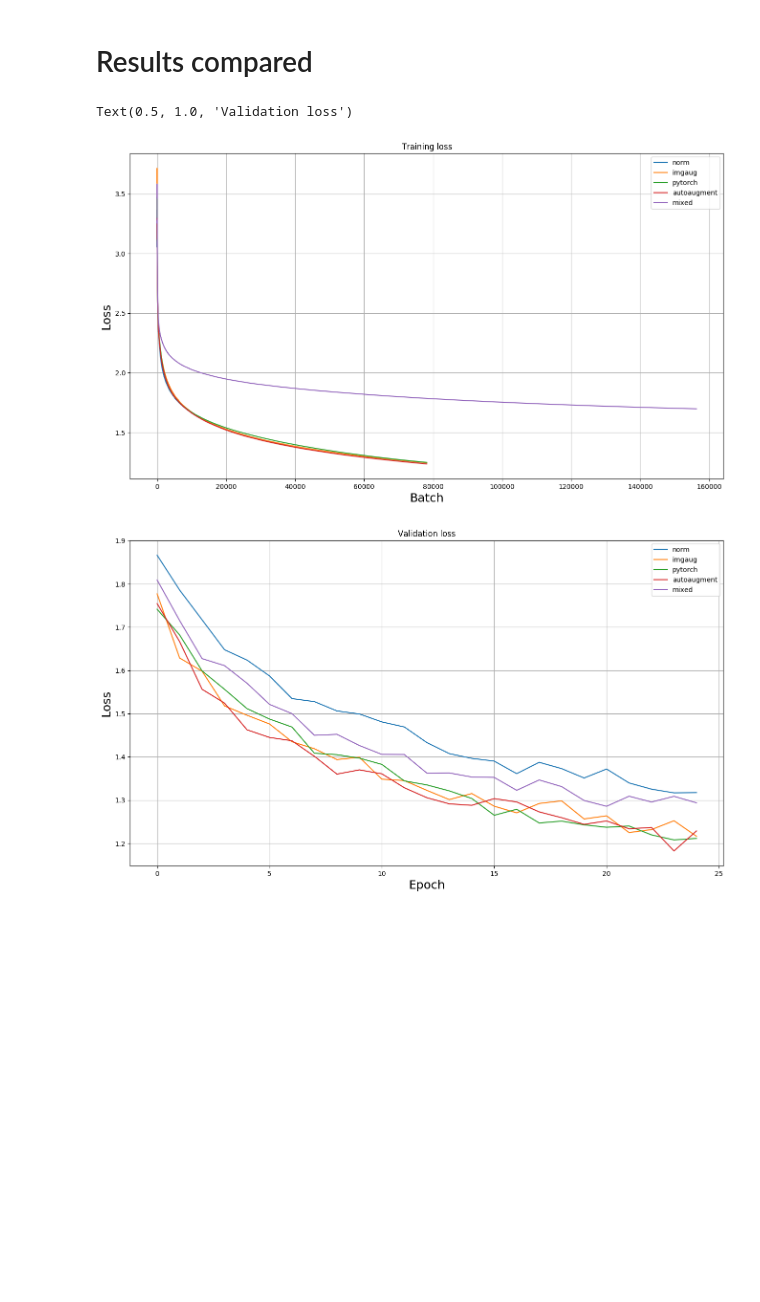
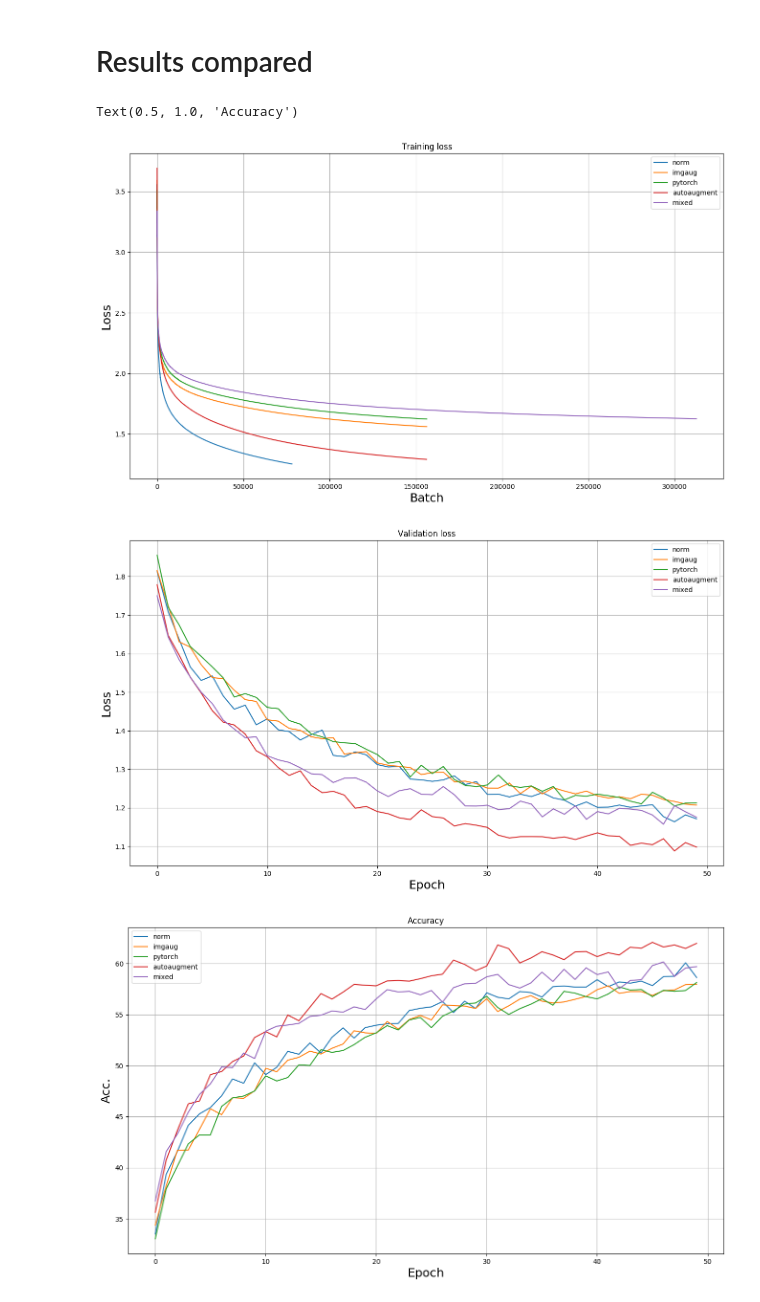
Before and after one commit to Hexaa/dataaugmentation, a Jupyter notebook: data_augmentation_on_colab.ipynb, the cells around one changed output. Saved outputs shown, nothing was run; the diff lists cells and outputs as text; code cells hidden in the pictures; blank space fills up the shorter version.

Commit message:
Added accuracy and further minor improvments and tests.

```diff
--- a/data_augmentation_on_colab.ipynb
+++ b/data_augmentation_on_colab.ipynb
@@ -462,7 +477,7 @@ transform_tensor_norm = transforms.Compose([transforms.ToTensor(), transforms.No
 test_set = torchvision.datasets.CIFAR10(root='./cifardata', train=False, download=True, transform=transform_tensor_norm)
 
 #Test and validation loaders have constant batch sizes, so we can define them directly
-test_loader = torch.utils.data.DataLoader(test_set, batch_size=4, sampler=test_sampler, num_workers=2)
+test_loader = torch.utils.data.DataLoader(test_set, batch_size=VAL_LOADER_BATCH_SIZE, sampler=test_sampler, num_workers=2)
 # %% [output]
 Files already downloaded and verified
 # %% [markdown]
@@ -638,6 +669,7 @@ def trainNet(net, dataset_name, train_loader, preprocessed, batch_size, n_epochs
 
     training_losses = []
     validation_losses = []
+    validation_accuracy = []
 
     total_train_loss = 0
 
@@ -708,11 +740,9 @@ def trainNet(net, dataset_name, train_loader, preprocessed, batch_size, n_epochs
                 start_time = time.time()
 
         #At the end of the epoch, do a pass on the validation set
-
-
-        #val_loader = torch.utils.data.DataLoader(trainsets[key], batch_size=128, sampler=val_sampler, num_workers=2)
         val_loader = test_loader
         total_val_loss = 0
+        correct = 0
         for inputs, labels in val_loader:
 
             #Wrap tensors in Variables
@@ -726,6 +756,14 @@ def trainNet(net, dataset_name, train_loader, preprocessed, batch_size, n_epochs
             val_loss_size = loss(val_outputs, labels)
             total_val_loss += val_loss_size.data
 
+            #Accuracy
+            _, predicted = torch.max(val_outputs, 1)
+            #acc += (predicted == labels).squeeze()
+
+
+            correct += (predicted == labels).float().sum()
+
+
         #Learning rate step
         #scheduler.step()
 
@@ -733,10 +771,15 @@ def trainNet(net, dataset_name, train_loader, preprocessed, batch_size, n_epochs
 
         validation_losses.append(total_val_loss / len(val_loader))
 
-        print("Training finished, took {:.2f}s".format(time.time() - training_start_time))
+        #Show the accuracy
+        acc = correct / (VAL_LOADER_BATCH_SIZE * len(val_loader)) * 100
+        print("Accuracy = {:.2f}%".format(acc))
+        validation_accuracy.append(acc)
+
+        print("Training epoch finished, took {:.2f}s".format(time.time() - training_start_time))
 
 
-    return training_losses, validation_losses
+    return training_losses, validation_losses, validation_accuracy
 # %% [markdown]
 # Get different pretrained models to finetune
 # %%
@@ -780,12 +823,10 @@ vgg16.classifier[6] = torch.nn.Linear(4096,NUM_CLASSES)
 # %%
 import torchvision.models as models
 
-
 all_training_losses = {}
 all_validation_losses = {}
+all_validation_accuracy = {}
 all_models = {}
-
-#TODO TEST
 
 all_dataloaders = {}
 
@@ -811,9 +852,10 @@ for key in all_dataloaders:
 
     model = model.cuda(device)
     #training_losses, validation_losses = trainNet(model, key, ppds_trainsets[key], batch_size=BATCH_SIZE, n_epochs=N_EPOCHS, learning_rate=LEARNING_RATE)
-    training_losses, validation_losses = trainNet(model, key, all_dataloaders[key], preprocessed=all_trainsets_preprocessed[key], batch_size=BATCH_SIZE, n_epochs=N_EPOCHS, learning_rate=LEARNING_RATE)
+    training_losses, validation_losses, validation_accuracy = trainNet(model, key, all_dataloaders[key], preprocessed=all_trainsets_preprocessed[key], batch_size=BATCH_SIZE, n_epochs=N_EPOCHS, learning_rate=LEARNING_RATE)
     all_training_losses[key] = training_losses
     all_validation_losses[key] = validation_losses
+    all_validation_accuracy[key] = validation_accuracy
 
     #save the model
     all_models[key] = model
@@ -838,29 +880,42 @@ Epoch 14, 30%    train_loss: 1.34 took: 1.42s
 # %% [markdown]
 # Results compared
 # %%
+#Plot the training losses
 plt.figure(1, figsize=(16, 9), dpi=100)
 for key in all_training_losses:
     plt.plot(all_training_losses[key])
 plt.xlabel('Batch', fontsize=18)
-
 plt.ylabel('Loss', fontsize=18)
 plt.grid()
 plt.legend(all_training_losses.keys())
 plt.title('Training loss')
 
+#Plot the epoch losses
 plt.figure(2, figsize=(16, 9), dpi=100)
 for key in all_validation_losses:
     plt.plot(all_validation_losses[key])
 plt.xlabel('Epoch', fontsize=18)
 plt.ylabel('Loss', fontsize=18)
 plt.grid()
 plt.grid(which='minor')
 plt.legend(all_validation_losses.keys())
 plt.title('Validation loss')
+
+#Plot the accuracy
+plt.figure(3, figsize=(16, 9), dpi=100)
+for key in all_validation_accuracy:
+    plt.plot(all_validation_accuracy[key])
+plt.xlabel('Epoch', fontsize=18)
+plt.ylabel('Acc.', fontsize=18)
+plt.grid()
+plt.grid(which='minor')
+plt.legend(all_validation_accuracy.keys())
+plt.title('Accuracy')
 # %% [output]
-Text(0.5, 1.0, 'Validation loss')
+Text(0.5, 1.0, 'Accuracy')
-[figure, old version]
+[figure, new version]
-[figure, old version]
+[figure, new version]
+[figure, added]
 # %%
 classes = test_loader.dataset.classes
 
```
Also changed, not shown: parts of 16 cells of this notebook.
